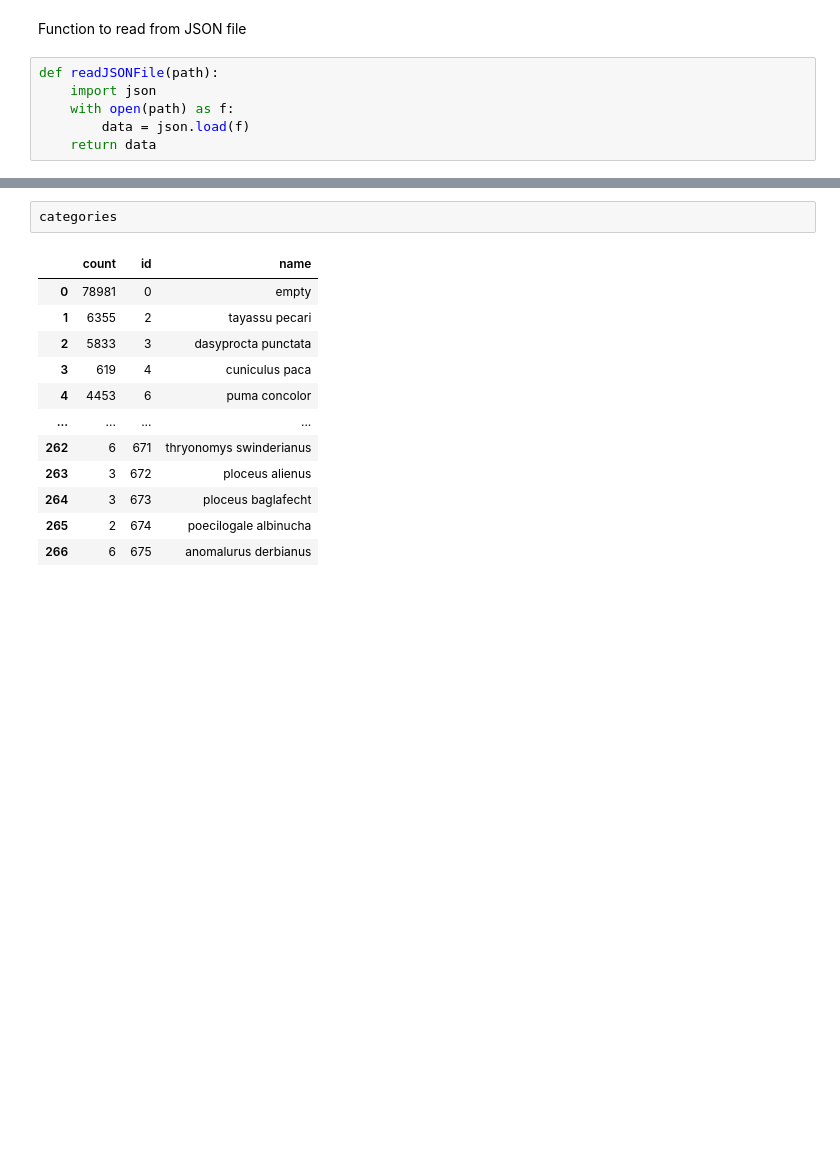
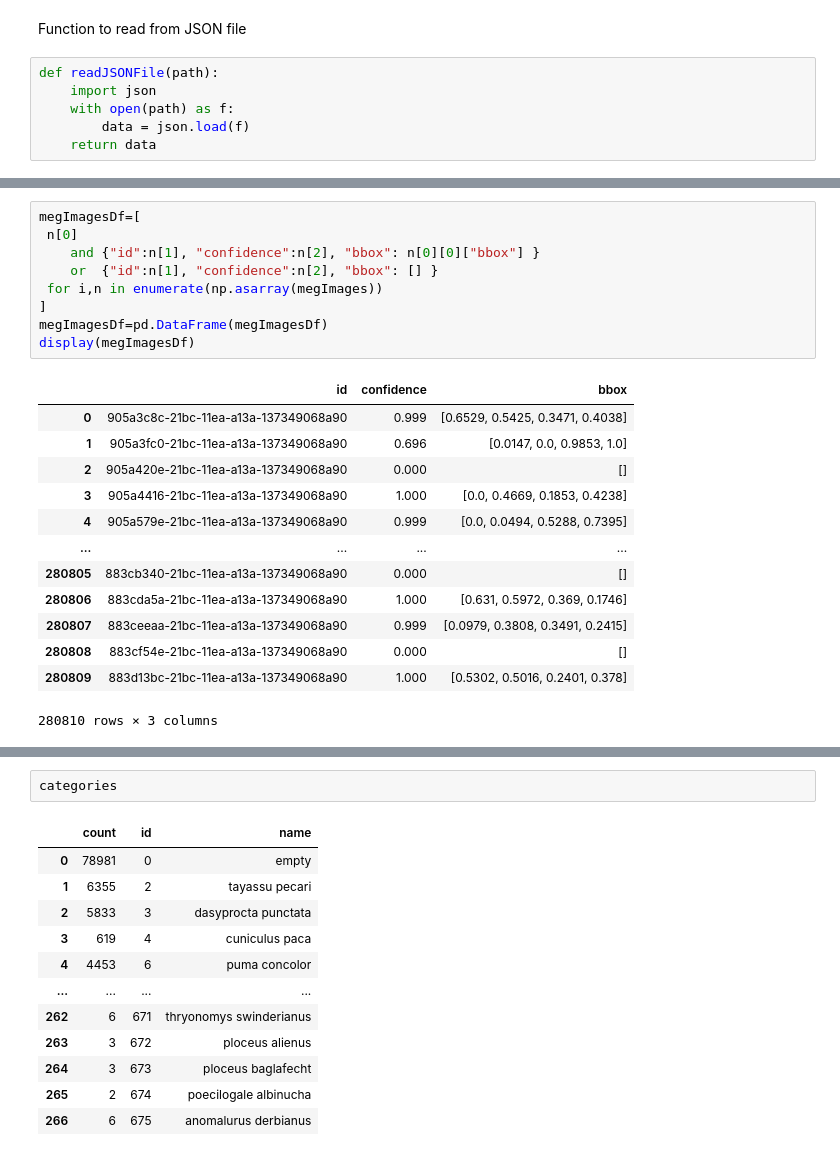
Before and after one commit to manojach87/IWildCam2020, a Jupyter notebook: src/fastai-full.ipynb, the cells around one changed output, grey strips where cells are left out. Cells and saved outputs as stored; diff of their text form; blank space fills up the shorter version.

```diff
--- a/src/fastai-full.ipynb
+++ b/src/fastai-full.ipynb
@@ -59,0 +87,23 @@ del images
+# %%
+megImagesDf=[
+ n[0]
+    and {"id":n[1], "confidence":n[2], "bbox": n[0][0]["bbox"] }
+    or  {"id":n[1], "confidence":n[2], "bbox": [] }
+ for i,n in enumerate(np.asarray(megImages))
+]
+megImagesDf=pd.DataFrame(megImagesDf)
+display(megImagesDf)
+# %% [output]
+|  | id | confidence | bbox |
+| 0 | 905a3c8c-21bc-11ea-a13a-137349068a90 | 0.999 | [0.6529, 0.5425, 0.3471, 0.4038] |
+| 1 | 905a3fc0-21bc-11ea-a13a-137349068a90 | 0.696 | [0.0147, 0.0, 0.9853, 1.0] |
+| 2 | 905a420e-21bc-11ea-a13a-137349068a90 | 0.000 | [] |
+| 3 | 905a4416-21bc-11ea-a13a-137349068a90 | 1.000 | [0.0, 0.4669, 0.1853, 0.4238] |
+| 4 | 905a579e-21bc-11ea-a13a-137349068a90 | 0.999 | [0.0, 0.0494, 0.5288, 0.7395] |
+| ... | ... | ... | ... |
+| 280805 | 883cb340-21bc-11ea-a13a-137349068a90 | 0.000 | [] |
+| 280806 | 883cda5a-21bc-11ea-a13a-137349068a90 | 1.000 | [0.631, 0.5972, 0.369, 0.1746] |
+| 280807 | 883ceeaa-21bc-11ea-a13a-137349068a90 | 0.999 | [0.0979, 0.3808, 0.3491, 0.2415] |
+| 280808 | 883cf54e-21bc-11ea-a13a-137349068a90 | 0.000 | [] |
+| 280809 | 883d13bc-21bc-11ea-a13a-137349068a90 | 1.000 | [0.5302, 0.5016, 0.2401, 0.378] |
+280810 rows × 3 columns
```
Also changed, not shown: parts of 20 cells of this notebook.
